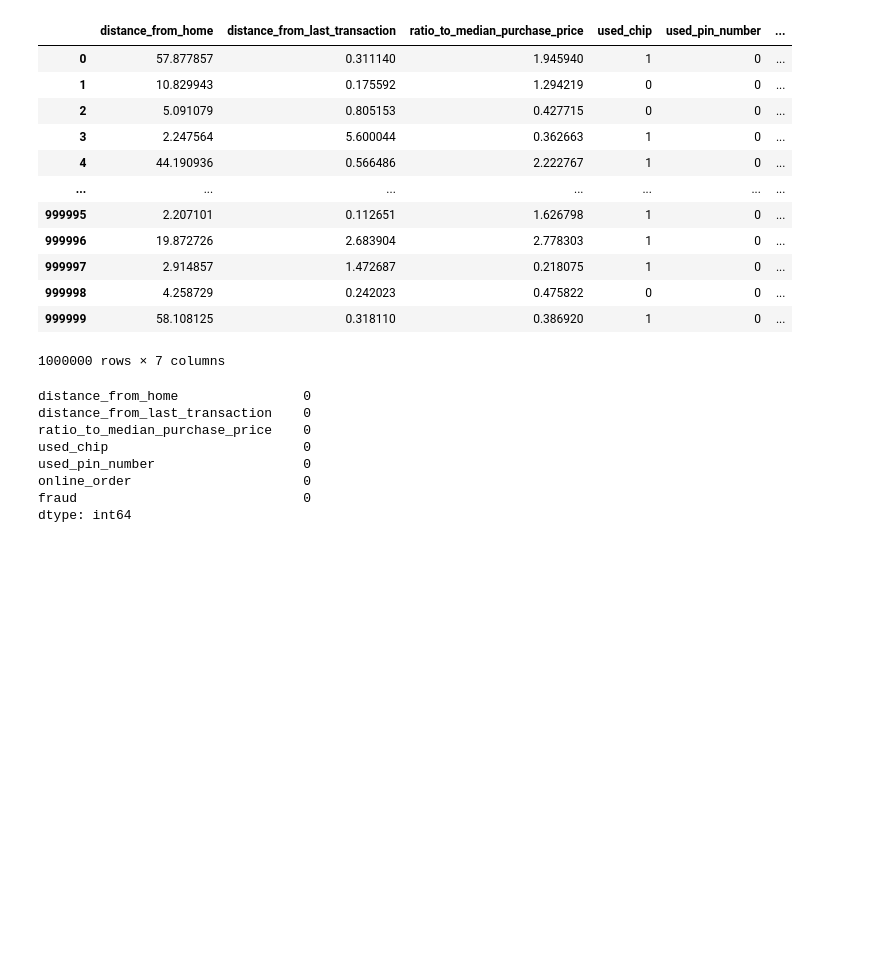
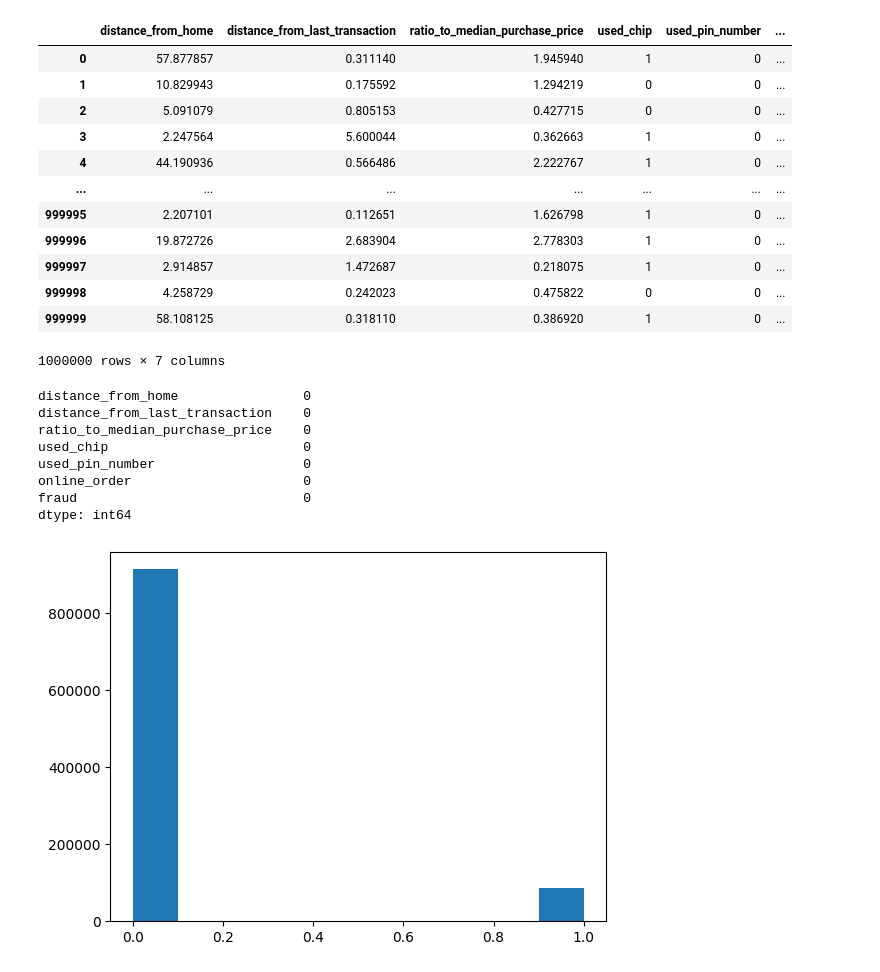
Before and after one commit to MRaza98/BIPM, a Jupyter notebook: Data Science/EDA.ipynb, the cells around one changed output. Saved outputs shown, nothing was run; the diff lists cells and outputs as text; code cells hidden in the pictures; blank space fills up the shorter version.

```diff
--- a/Data Science/EDA.ipynb
+++ b/Data Science/EDA.ipynb
@@ -154,0 +153,21 @@ dtype: int64
+# %%
+# Barplot: helps to get a first overview of the distribution of transaction (fraud or non-fraud)
+# Say we'd like to create a bar chart showing fraud and non-fraud cases
+
+plt.hist(df['fraud'])
+plt.show()
+
+# #Setting the width and height of the figure:
+# plt.figure(figsize=(10,6))
+
+# #Adding a title:
+# plt.title("absolute distribution of fraudelent and non-fraudelent transactions")
+
+# # Bar chart showing average arrival delay for Spirit Airlines flights by month
+# #sns.barplot(x=flight_data.index, y=flight_data['NK'])
+# sns.barplot(x=df.index, y=df['fraud'], color="blue")
+
+# # Add label for vertical axis
+# plt.ylabel("Number of Transactions")
+# %% [output]
+[figure, added]
```
Also changed, not shown: parts of 4 cells of this notebook.
